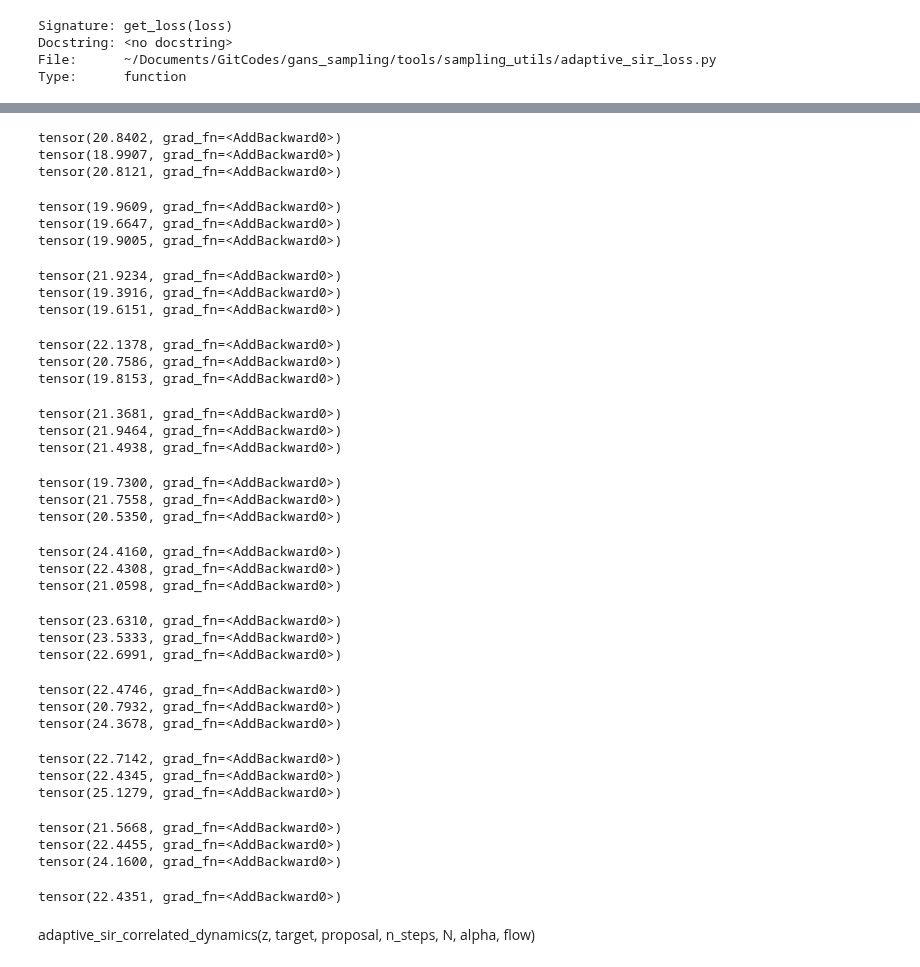
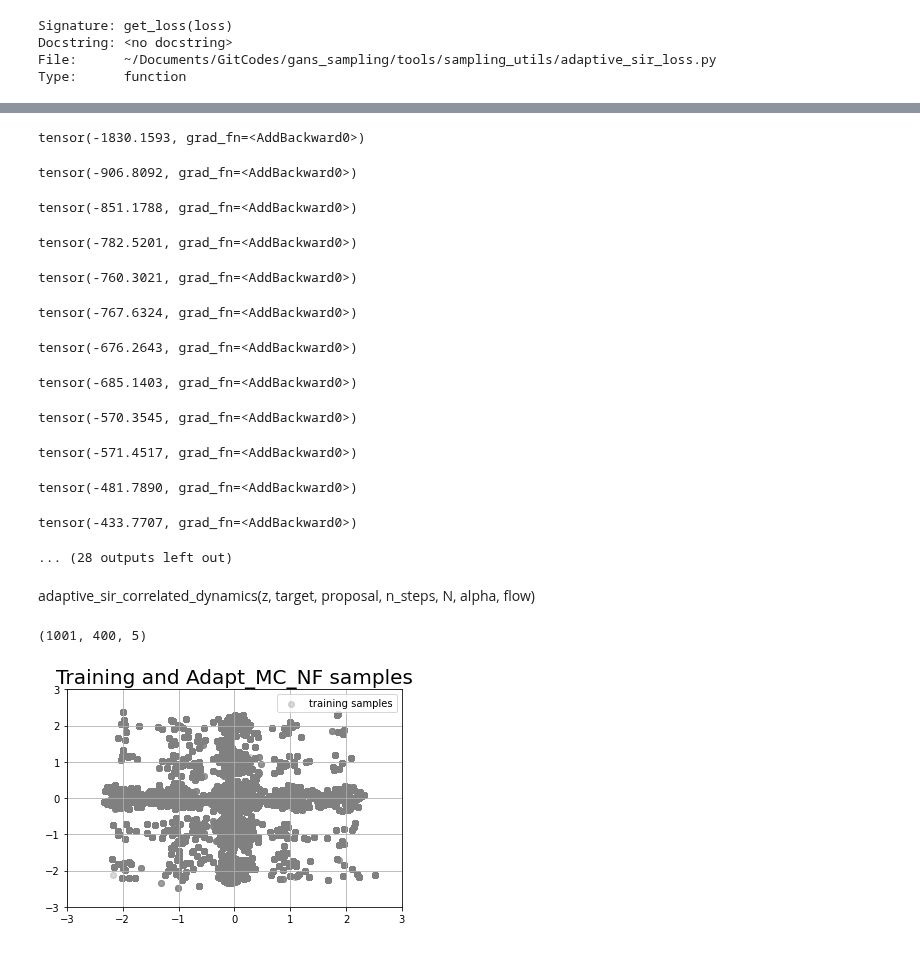
Before and after one commit to premolab/gans_sampling, a Jupyter notebook: notebooks/adaptive_mc.ipynb, the cells around one changed output, grey strips where cells are left out. Saved outputs shown, nothing was run; the diff lists cells and outputs as text; code cells hidden in the pictures.

Commit message:
initialization flows and minor

```diff
--- a/notebooks/adaptive_mc.ipynb
+++ b/notebooks/adaptive_mc.ipynb
@@ -186,6 +185,6 @@ torch.Size([500, 2])
 # %%
 N_optim = 1000
-alpha = 0.05
+alpha = 0.1
 n_steps = 1
 N= 5
 
@@ -195,43 +194,51 @@ for i in tqdm(range(N_optim)):
     zl = adaptive_sir_correlated_dynamics(z_, true_target, proposal, n_steps, N, alpha, flow)
     z_ = zl[-1]
     loss, grad_loss = loss_function(true_target, proposal, flow, z_)
-    print(grad_loss)
+    if i%25 == 0:
+        print(loss)
     grad_loss.backward()
     optimizer.step()
+    optimizer.zero_grad()
 # %% [output]
-tensor(20.8402, grad_fn=<AddBackward0>)
-tensor(18.9907, grad_fn=<AddBackward0>)
-tensor(20.8121, grad_fn=<AddBackward0>)
+tensor(-1830.1593, grad_fn=<AddBackward0>)
-tensor(19.9609, grad_fn=<AddBackward0>)
-tensor(19.6647, grad_fn=<AddBackward0>)
-tensor(19.9005, grad_fn=<AddBackward0>)
+tensor(-906.8092, grad_fn=<AddBackward0>)
-tensor(21.9234, grad_fn=<AddBackward0>)
-tensor(19.3916, grad_fn=<AddBackward0>)
-tensor(19.6151, grad_fn=<AddBackward0>)
+tensor(-851.1788, grad_fn=<AddBackward0>)
-tensor(22.1378, grad_fn=<AddBackward0>)
-tensor(20.7586, grad_fn=<AddBackward0>)
-tensor(19.8153, grad_fn=<AddBackward0>)
+tensor(-782.5201, grad_fn=<AddBackward0>)
-tensor(21.3681, grad_fn=<AddBackward0>)
-tensor(21.9464, grad_fn=<AddBackward0>)
-tensor(21.4938, grad_fn=<AddBackward0>)
+tensor(-760.3021, grad_fn=<AddBackward0>)
-tensor(19.7300, grad_fn=<AddBackward0>)
-tensor(21.7558, grad_fn=<AddBackward0>)
-tensor(20.5350, grad_fn=<AddBackward0>)
+tensor(-767.6324, grad_fn=<AddBackward0>)
-tensor(24.4160, grad_fn=<AddBackward0>)
-tensor(22.4308, grad_fn=<AddBackward0>)
-tensor(21.0598, grad_fn=<AddBackward0>)
+tensor(-676.2643, grad_fn=<AddBackward0>)
-tensor(23.6310, grad_fn=<AddBackward0>)
-tensor(23.5333, grad_fn=<AddBackward0>)
-tensor(22.6991, grad_fn=<AddBackward0>)
+tensor(-685.1403, grad_fn=<AddBackward0>)
-tensor(22.4746, grad_fn=<AddBackward0>)
-tensor(20.7932, grad_fn=<AddBackward0>)
-tensor(24.3678, grad_fn=<AddBackward0>)
+tensor(-570.3545, grad_fn=<AddBackward0>)
-tensor(22.7142, grad_fn=<AddBackward0>)
-tensor(22.4345, grad_fn=<AddBackward0>)
-tensor(25.1279, grad_fn=<AddBackward0>)
+tensor(-571.4517, grad_fn=<AddBackward0>)
-tensor(21.5668, grad_fn=<AddBackward0>)
-tensor(22.4455, grad_fn=<AddBackward0>)
-tensor(24.1600, grad_fn=<AddBackward0>)
+tensor(-481.7890, grad_fn=<AddBackward0>)
-tensor(22.4351, grad_fn=<AddBackward0>)
+tensor(-433.7707, grad_fn=<AddBackward0>)
+... (28 outputs left out)
+# %%
+zl = adaptive_sir_correlated_dynamics(zl[-1], true_target, proposal, 1000, N, alpha, flow)
 # %% [markdown]
 adaptive_sir_correlated_dynamics(z, target, proposal, n_steps, N, alpha, flow)
+# %%
+array = []
+for s in zl:
+    s=s.detach().numpy()
+    array.append(s)
+np.array(array).shape
+# %% [output]
+(1001, 400, 5)
+# %%
+X_train = np.array(array).reshape(-1,2)
+# %%
+plt.figure()
+plt.xlim(-3., 3.)
+plt.ylim(-3., 3.)
+plt.title(f"Training and Adapt_MC_NF samples", fontsize=20)
+plt.scatter(X_train[:,:1], X_train[:,1], alpha=0.3, color='gray',
+            marker='o', label = 'training samples')
+label = 'Adapt_MC_NF samples'
+
+#plt.scatter(fake[:,:1], fake[:,1:], alpha=0.3, color='blue',
+#            marker='o', label = label)
+plt.legend()
+plt.grid(True)
+# %% [output]
+[figure, added]
```
Also changed, not shown: parts of 6 cells of this notebook, 3 other files.
